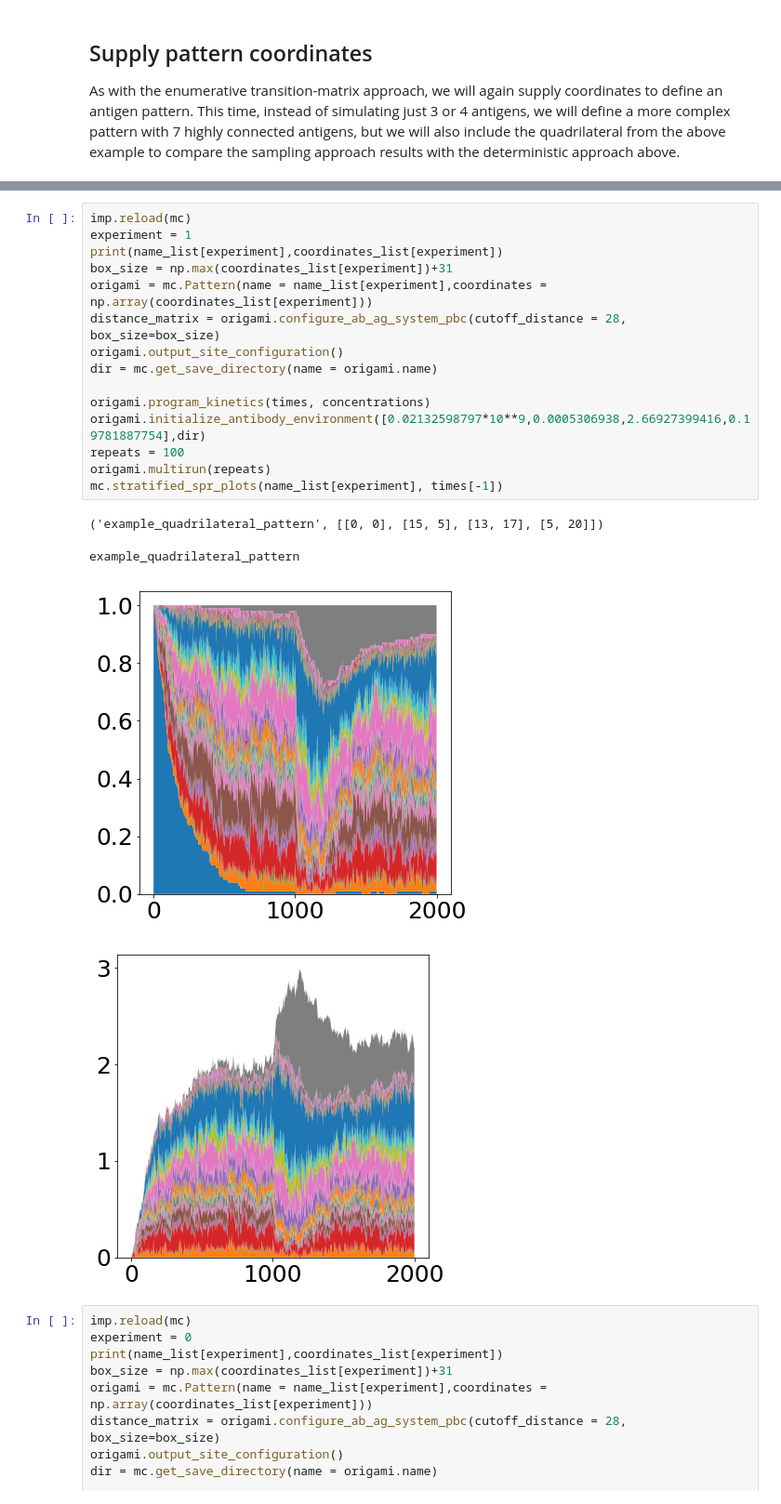
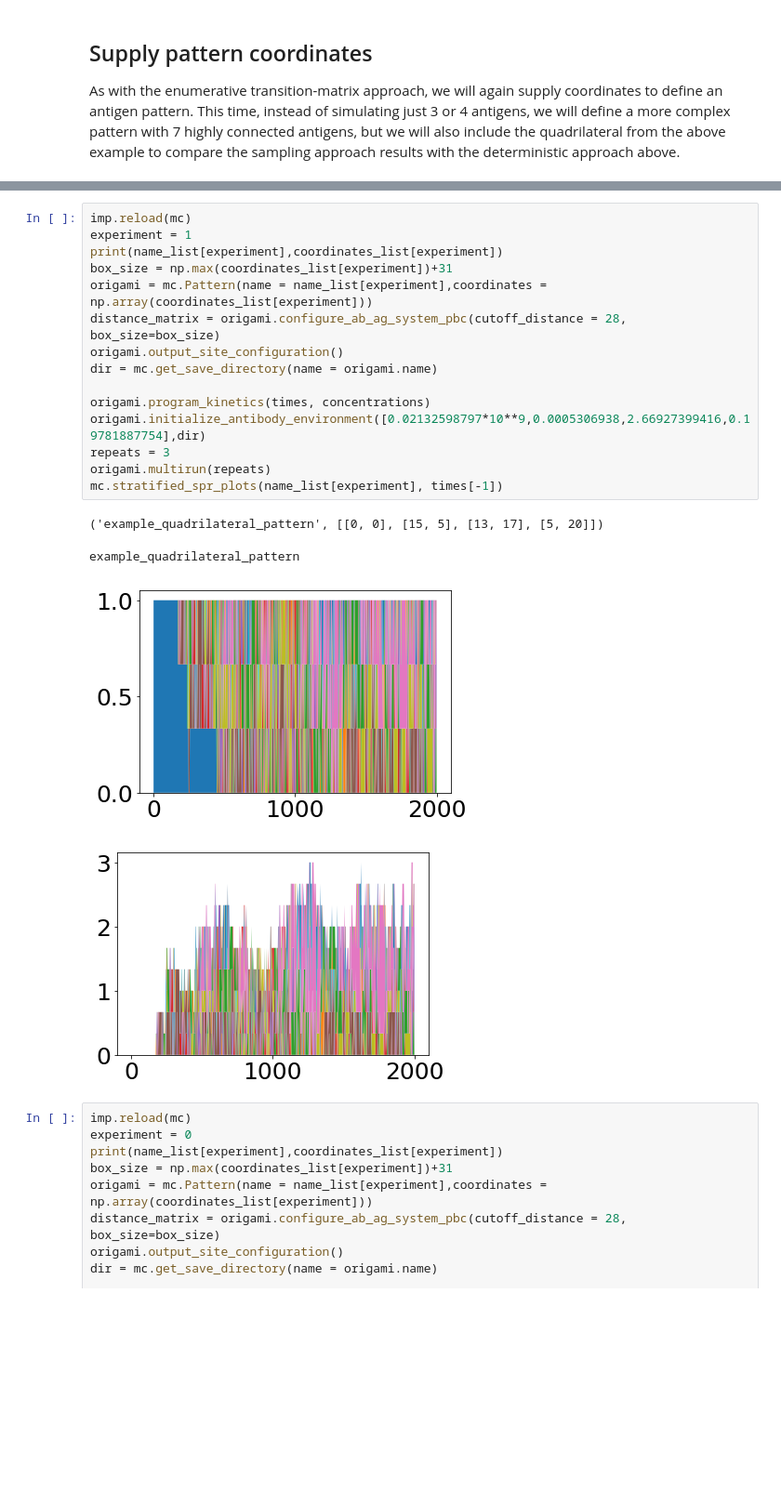
Before and after one commit to Intertangler/spatial_tolerance, a Jupyter notebook: _0_user_demo/CTMC_demo.ipynb, the cells around one changed output, grey strips where cells are left out. Shown at 93% size. Saved outputs shown, nothing was run; the diff lists cells and outputs as text; blank space fills up the shorter version.

```diff
--- a/_0_user_demo/CTMC_demo.ipynb
+++ b/_0_user_demo/CTMC_demo.ipynb
@@ -159,23 +170,23 @@ concentrations = np.array([0.06e-9,1.2e-9,0.1e-9]) # M
 # %%
 imp.reload(mc)
 experiment = 1
 print(name_list[experiment],coordinates_list[experiment])
 box_size = np.max(coordinates_list[experiment])+31
 origami = mc.Pattern(name = name_list[experiment],coordinates = np.array(coordinates_list[experiment]))
 distance_matrix = origami.configure_ab_ag_system_pbc(cutoff_distance = 28, box_size=box_size)
 origami.output_site_configuration()
 dir = mc.get_save_directory(name = origami.name)
 
 origami.program_kinetics(times, concentrations)
 origami.initialize_antibody_environment([0.02132598797*10**9,0.0005306938,2.66927399416,0.19781887754],dir)
-repeats = 100
+repeats = 3
 origami.multirun(repeats)
 mc.stratified_spr_plots(name_list[experiment], times[-1])
 # %% [output]
 ('example_quadrilateral_pattern', [[0, 0], [15, 5], [13, 17], [5, 20]])
 example_quadrilateral_pattern
-[figure, old version]
+[figure, new version]
-[figure, old version]
+[figure, new version]
 # %%
 imp.reload(mc)
 experiment = 0
```
Also changed, not shown: parts of 6 cells of this notebook, 2 other files.
